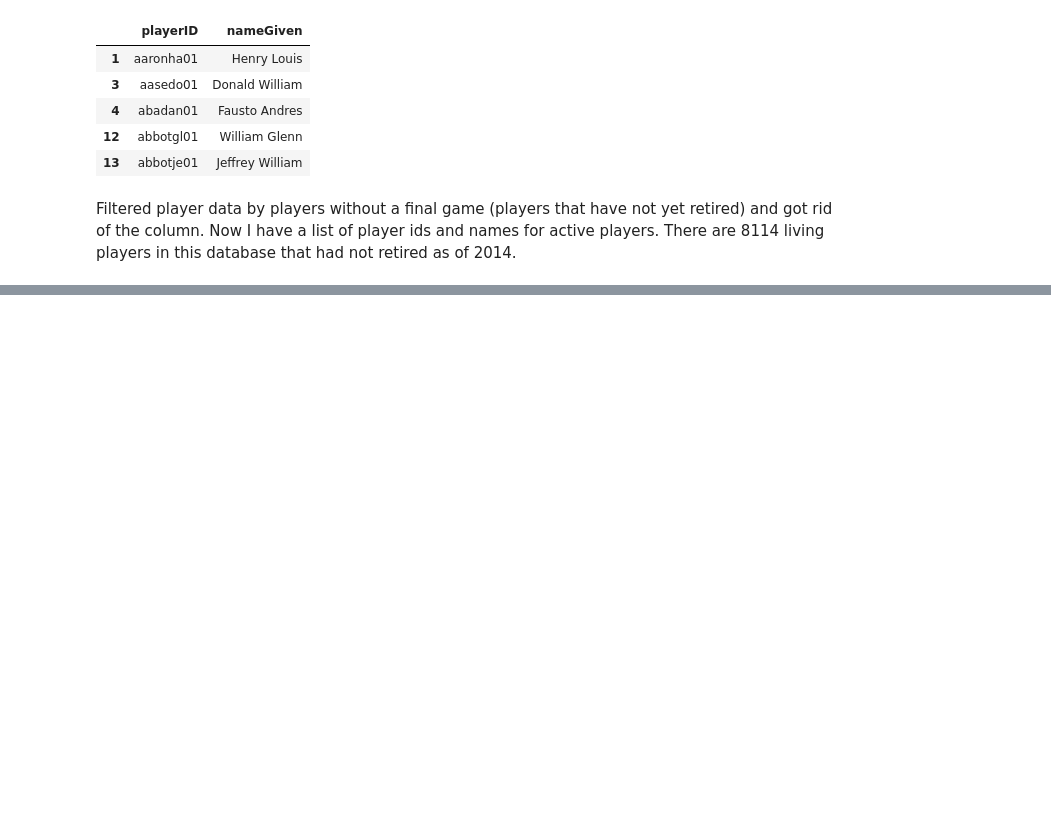
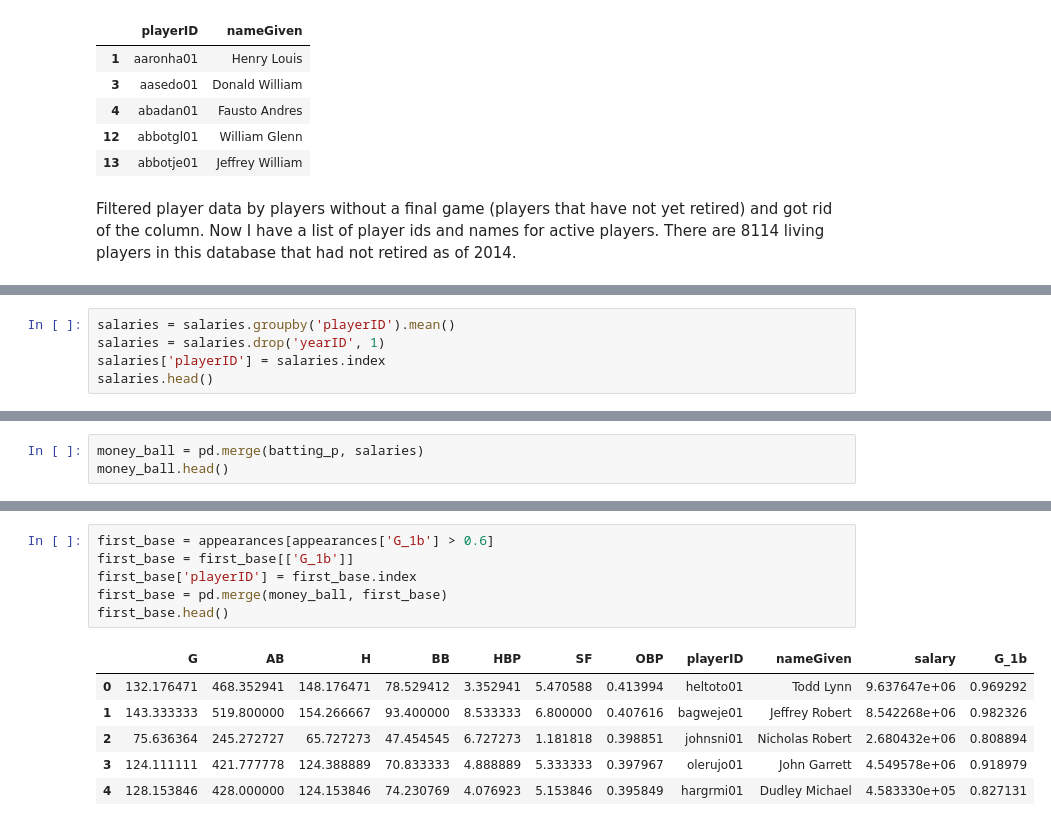
Before and after one commit to katjackson/money-ball, a Jupyter notebook: moneyball.ipynb, the cells around one changed output, grey strips where cells are left out. Drawn from its saved outputs; the diff is of its cells as text; blank space fills up the shorter version.

```diff
--- a/moneyball.ipynb
+++ b/moneyball.ipynb
@@ -97,0 +137,5 @@ batting_p.head()
+# %%
+salaries = salaries.groupby('playerID').mean()
+salaries = salaries.drop('yearID', 1)
+salaries['playerID'] = salaries.index
+salaries.head()
@@ -97,0 +153,3 @@ batting_p.head()
+# %%
+money_ball = pd.merge(batting_p, salaries)
+money_ball.head()
@@ -97,0 +196,13 @@ batting_p.head()
+# %%
+first_base = appearances[appearances['G_1b'] > 0.6]
+first_base = first_base[['G_1b']]
+first_base['playerID'] = first_base.index
+first_base = pd.merge(money_ball, first_base)
+first_base.head()
+# %% [output]
+|  | G | AB | H | BB | HBP | SF | OBP | playerID | nameGiven | salary | G_1b |
+| 0 | 132.176471 | 468.352941 | 148.176471 | 78.529412 | 3.352941 | 5.470588 | 0.413994 | heltoto01 | Todd Lynn | 9.637647e+06 | 0.969292 |
+| 1 | 143.333333 | 519.800000 | 154.266667 | 93.400000 | 8.533333 | 6.800000 | 0.407616 | bagweje01 | Jeffrey Robert | 8.542268e+06 | 0.982326 |
+| 2 | 75.636364 | 245.272727 | 65.727273 | 47.454545 | 6.727273 | 1.181818 | 0.398851 | johnsni01 | Nicholas Robert | 2.680432e+06 | 0.808894 |
+| 3 | 124.111111 | 421.777778 | 124.388889 | 70.833333 | 4.888889 | 5.333333 | 0.397967 | olerujo01 | John Garrett | 4.549578e+06 | 0.918979 |
+| 4 | 128.153846 | 428.000000 | 124.153846 | 74.230769 | 4.076923 | 5.153846 | 0.395849 | hargrmi01 | Dudley Michael | 4.583330e+05 | 0.827131 |
```
Also changed, not shown: parts of 38 cells of this notebook.
